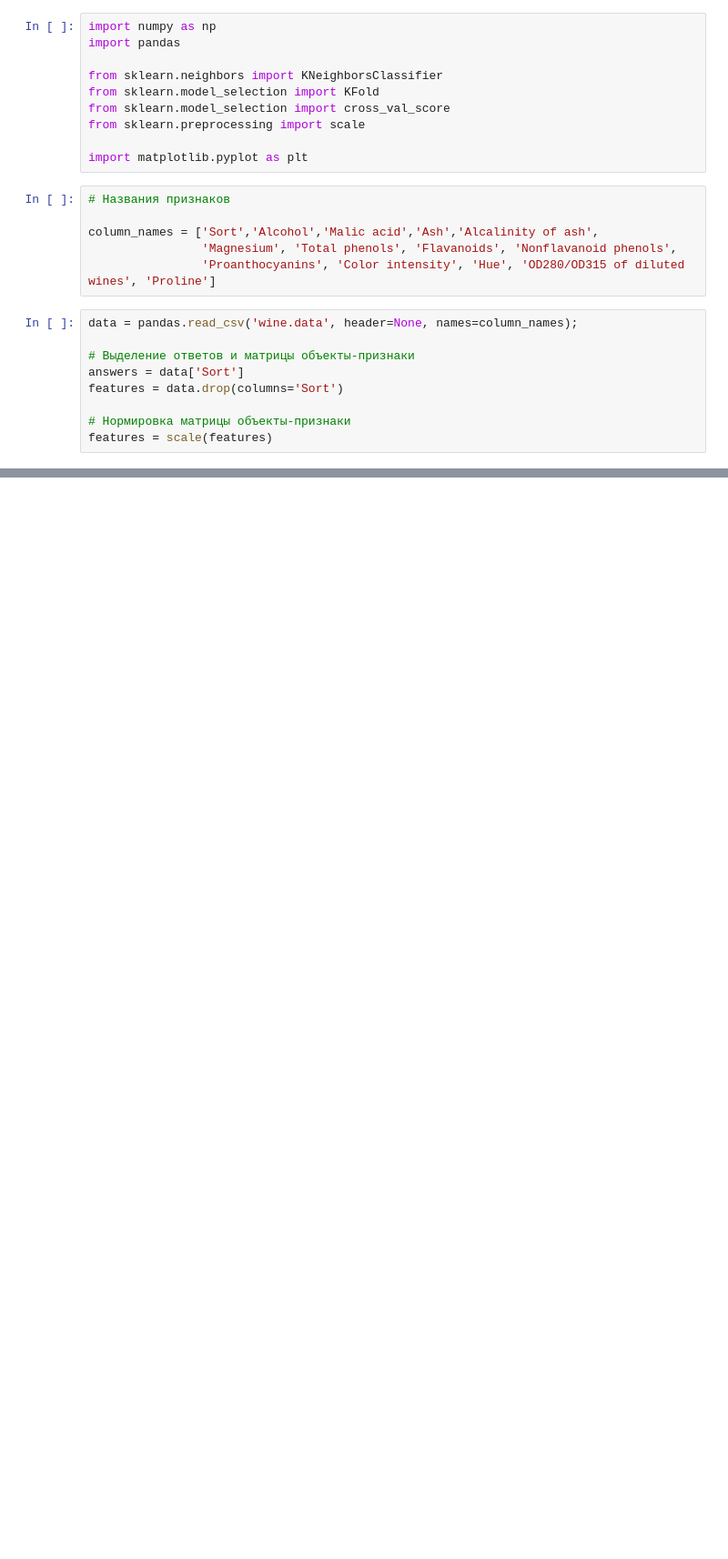
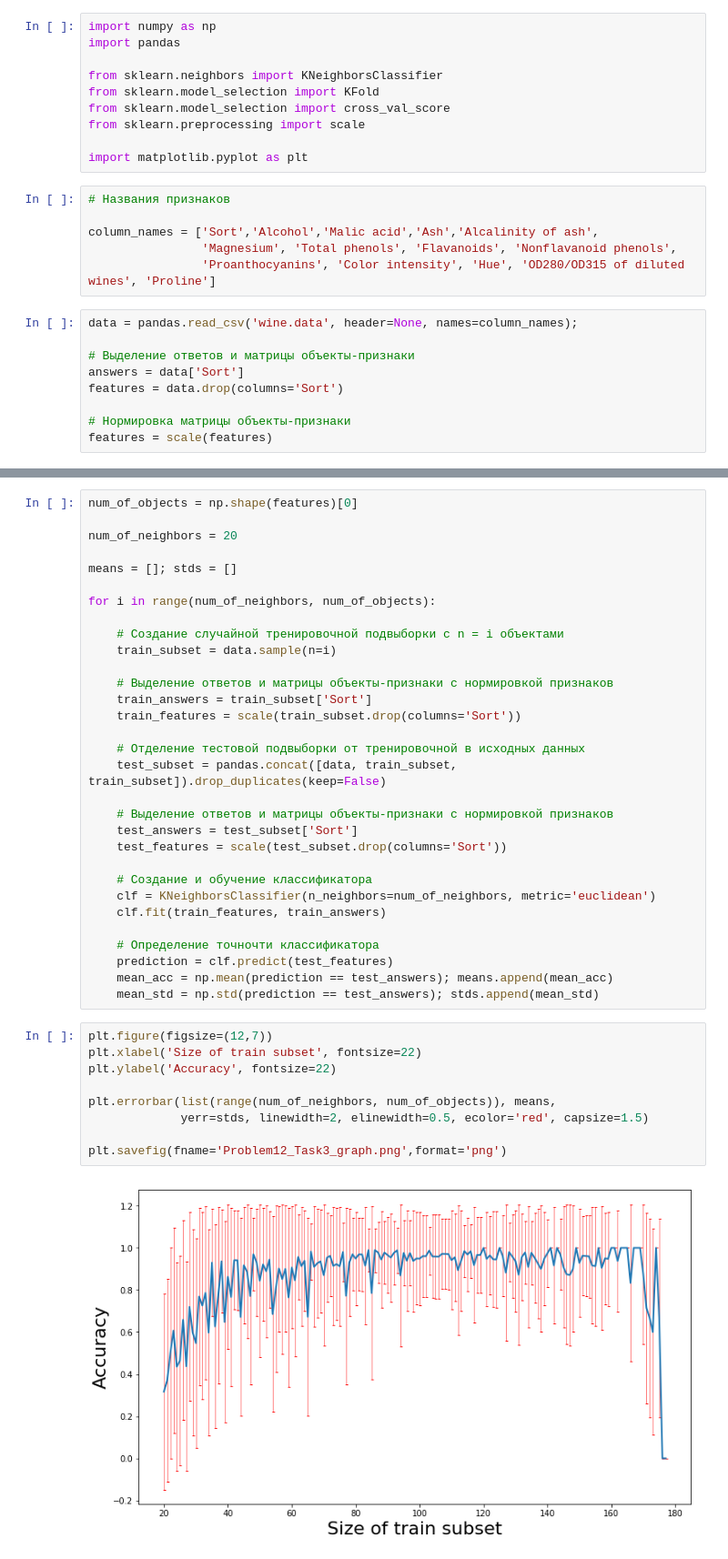
Before and after one commit to Intelligent-Systems-Phystech/StartCode, a Jupyter notebook: Bakulin2018Problem12/Problem12.ipynb, the cells around one changed output, grey strips where cells are left out. Shown at 91% size. Saved outputs shown, nothing was run; the diff lists cells and outputs as text; blank space fills up the shorter version.

```diff
--- a/Bakulin2018Problem12/Problem12.ipynb
+++ b/Bakulin2018Problem12/Problem12.ipynb
@@ -66,0 +68,42 @@ plt.legend(fontsize=18)
+# %%
+num_of_objects = np.shape(features)[0]
+
+num_of_neighbors = 20
+
+means = []; stds = []
+
+for i in range(num_of_neighbors, num_of_objects):
+
+    # Создание случайной тренировочной подвыборки с n = i объектами
+    train_subset = data.sample(n=i)
+
+    # Выделение ответов и матрицы объекты-признаки с нормировкой признаков
+    train_answers = train_subset['Sort']
+    train_features = scale(train_subset.drop(columns='Sort'))
+
+    # Отделение тестовой подвыборки от тренировочной в исходных данных
+    test_subset = pandas.concat([data, train_subset, train_subset]).drop_duplicates(keep=False)
+
+    # Выделение ответов и матрицы объекты-признаки с нормировкой признаков
+    test_answers = test_subset['Sort']
+    test_features = scale(test_subset.drop(columns='Sort'))
+
+    # Создание и обучение классификатора
+    clf = KNeighborsClassifier(n_neighbors=num_of_neighbors, metric='euclidean')
+    clf.fit(train_features, train_answers)
+
+    # Определение точночти классификатора
+    prediction = clf.predict(test_features)
+    mean_acc = np.mean(prediction == test_answers); means.append(mean_acc)
+    mean_std = np.std(prediction == test_answers); stds.append(mean_std)
+# %%
+plt.figure(figsize=(12,7))
+plt.xlabel('Size of train subset', fontsize=22)
+plt.ylabel('Accuracy', fontsize=22)
+
+plt.errorbar(list(range(num_of_neighbors, num_of_objects)), means,
+             yerr=stds, linewidth=2, elinewidth=0.5, ecolor='red', capsize=1.5)
+
+plt.savefig(fname='Problem12_Task3_graph.png',format='png')
+# %% [output]
+[figure, added]
```
Also changed, not shown: parts of 3 cells of this notebook, 2 other files.
